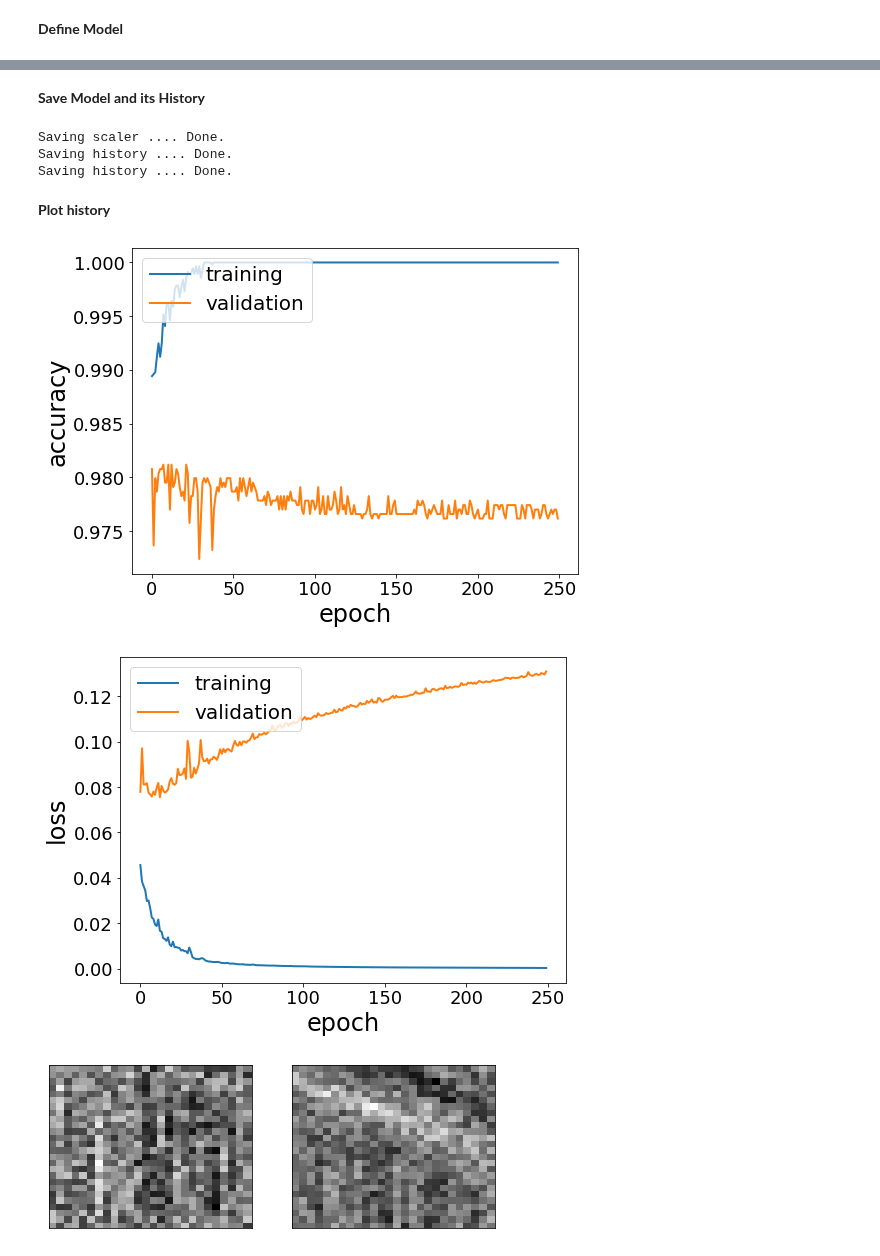
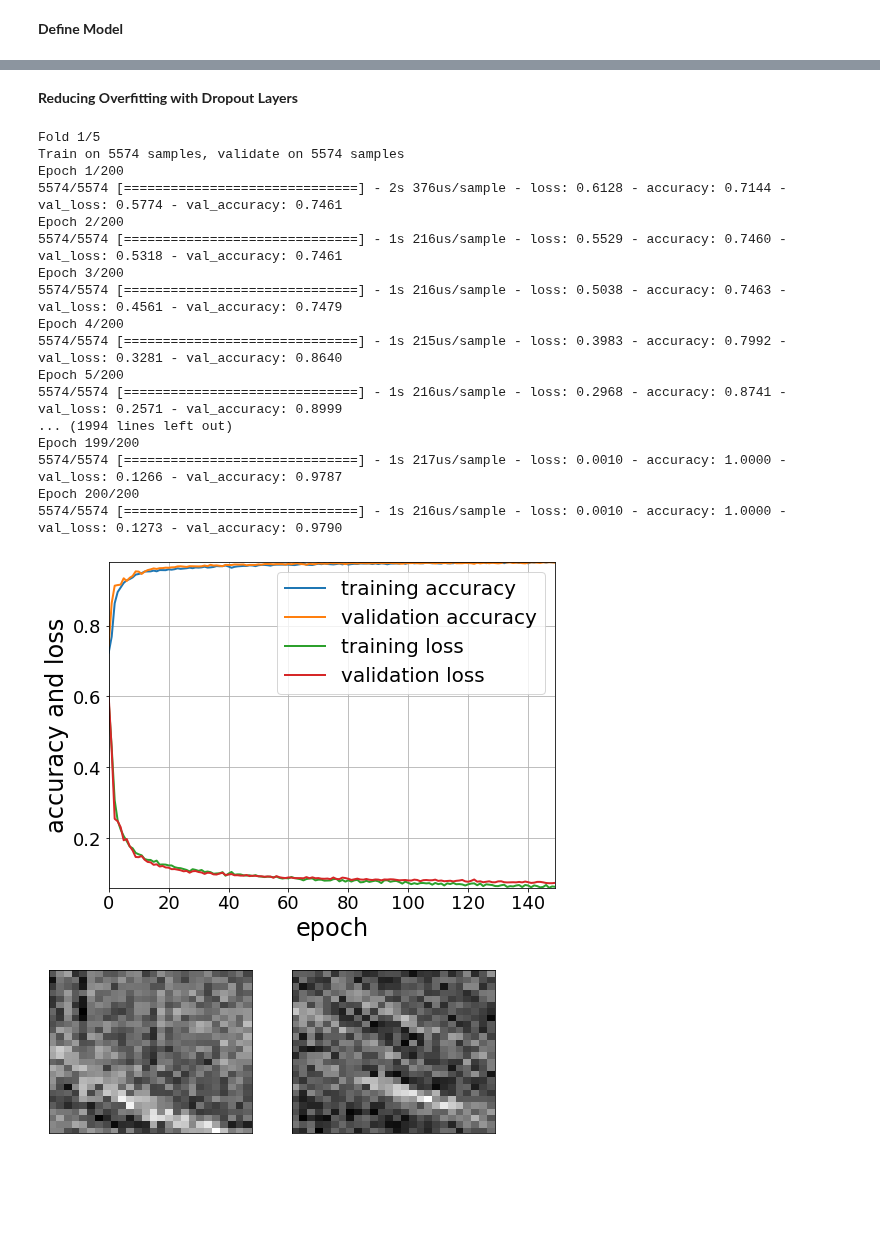
Before and after one commit to Kojey/MSc-whistler-waves-detector, a Jupyter notebook: ipy/report/chapter6_1.ipynb, the cells around one changed output, grey strips where cells are left out. Drawn from its saved outputs; the diff is of its cells as text; code cells hidden in the pictures; blank space fills up the shorter version.

```diff
--- a/ipy/report/chapter6_1.ipynb
+++ b/ipy/report/chapter6_1.ipynb
@@ -212,30 +190,58 @@ Epoch 200/250
-# %% [markdown]
-**Save Model and its History**
+# %% [markdown]
+**Reducing Overfitting with Dropout Layers**
+# %%
+histories = []
+scores = []
+dropout=False
+from sklearn.model_selection import StratifiedShuffleSplit
+ix, n_splits = 0, 5
+sss = StratifiedShuffleSplit(n_splits=n_splits, test_size=0.5, random_state=0)
+for train_index, test_index in sss.split(data, evt):
+    print('Fold %d/%d'%(ix+1, n_splits))
+    data_train, data_test = data[train_index], data[test_index]
+    evt_train, evt_test = evt[train_index], evt[test_index]
+    # create and train model
+    model = create_model(lrate=0.001, epochs=150, dropout=dropout)
+    history = model.fit(data_train, evt_train, validation_data=(data_test, evt_test), epochs=200, batch_size=250, shuffle=True)
+    histories.append(history.history)
+    predictions = model.evaluate(data_test, evt_test, verbose=0)
+    scores.append(predictions)
+    ix += 1
+scores = np.array(scores)
+# %% [output]
+Fold 1/5
+Train on 5574 samples, validate on 5574 samples
+Epoch 1/200
+5574/5574 [==============================] - 2s 376us/sample - loss: 0.6128 - accuracy: 0.7144 - val_loss: 0.5774 - val_accuracy: 0.7461
+Epoch 2/200
+5574/5574 [==============================] - 1s 216us/sample - loss: 0.5529 - accuracy: 0.7460 - val_loss: 0.5318 - val_accuracy: 0.7461
+Epoch 3/200
+5574/5574 [==============================] - 1s 216us/sample - loss: 0.5038 - accuracy: 0.7463 - val_loss: 0.4561 - val_accuracy: 0.7479
+Epoch 4/200
+5574/5574 [==============================] - 1s 215us/sample - loss: 0.3983 - accuracy: 0.7992 - val_loss: 0.3281 - val_accuracy: 0.8640
+Epoch 5/200
+5574/5574 [==============================] - 1s 216us/sample - loss: 0.2968 - accuracy: 0.8741 - val_loss: 0.2571 - val_accuracy: 0.8999
+... (1994 lines left out)
+Epoch 199/200
+5574/5574 [==============================] - 1s 217us/sample - loss: 0.0010 - accuracy: 1.0000 - val_loss: 0.1266 - val_accuracy: 0.9787
+Epoch 200/200
+5574/5574 [==============================] - 1s 216us/sample - loss: 0.0010 - accuracy: 1.0000 - val_loss: 0.1273 - val_accuracy: 0.9790
 # %%
-names = ['cnn-3-ndropout', 'cnn-3-dropout','cnn-4-ndropout', 'cnn-4-dropout']
-name = names[1]
+name = 'cnn-3-ndropout'if not dropout else 'cnn-3-dropout'
 # save scaler
 nn.save_scaler(scaler, name=name)
 # save history
 nn.save_history(history, name=name)
 # save model
 nn.save_model(model, name=name)
-# %% [output]
-Saving scaler .... Done.
-Saving history .... Done.
-Saving history .... Done.
-# %% [markdown]
-**Plot history**
 # %%
-names = ['cnn-3-ndropout', 'cnn-3-dropout','cnn-4-ndropout', 'cnn-4-dropout']
-name = names[1]
+name = 'cnn-3-ndropout'if not dropout else 'cnn-3-dropout'
 history = nn.load_history(name=name)
 scaler = nn.load_scaler(name=name)
 model = nn.load_model(name=name)
 # summarize history for accuracy
 nn.show_history(history, figsize=(8,6),font=font)
 nn.visualization(model, figsize=(8,3), conv_layer_number=0)
 # %% [output]
-[figure, old version]
+[figure, new version]
-[figure, old version]
+[figure, new version]
-[figure, removed]
```
Also changed, not shown: parts of 21 cells of this notebook, 4 other files.
